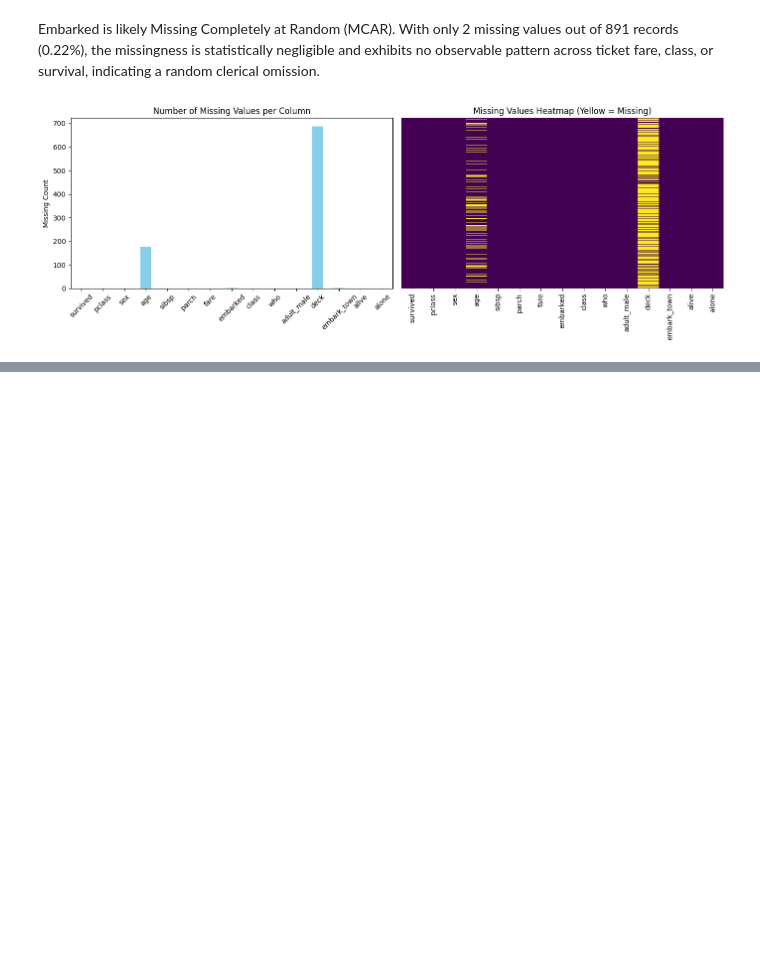
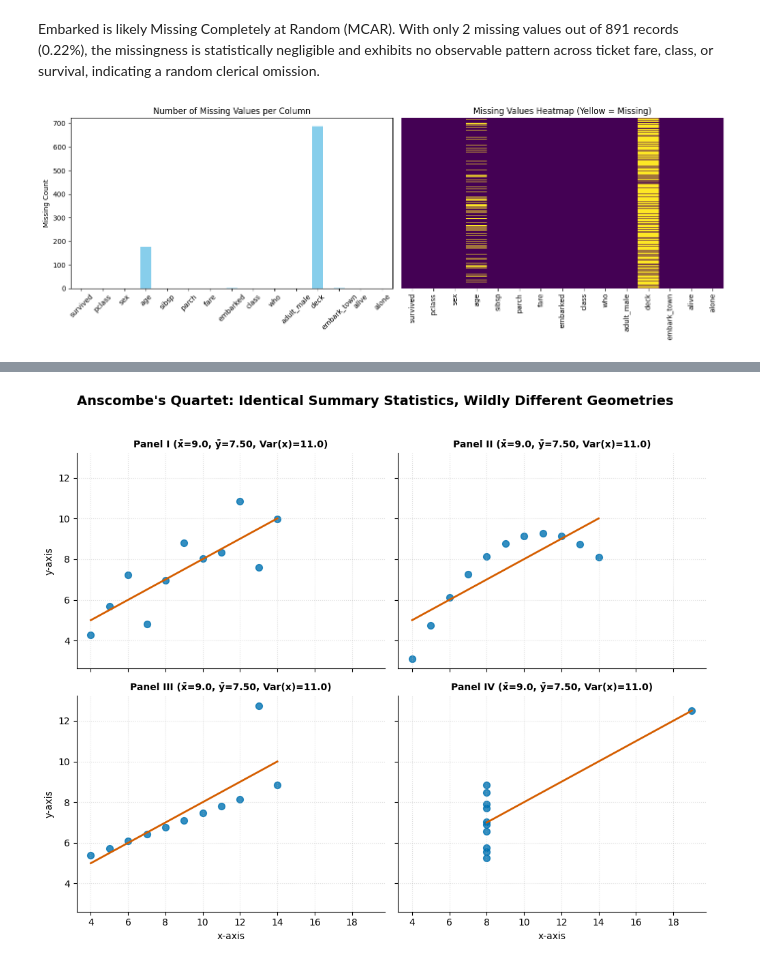
Before and after one commit to emilahmedli5/Data-Cleaning-Feature-Engineering-and-Data-Visualisation, a Jupyter notebook: notebooks/hw3_analysis.ipynb, the cells around one changed output, grey strips where cells are left out. Drawn from its saved outputs; the diff is of its cells as text; code cells hidden in the pictures; blank space fills up the shorter version.

```diff
--- a/notebooks/hw3_analysis.ipynb
+++ b/notebooks/hw3_analysis.ipynb
@@ -124,0 +561,54 @@ plt.show()
+# %%
+import matplotlib.pyplot as plt
+import numpy as np
+import seaborn as sns
+
+# Seaborn has Anscombe's Quartet built-in
+anscombe = sns.load_dataset("anscombe")
+
+fig, axes = plt.subplots(2, 2, figsize=(10, 8), sharex=True, sharey=True)
+axes = axes.flatten()
+
+datasets = ["I", "II", "III", "IV"]
+
+for i, dataset in enumerate(datasets):
+    ax = axes[i]
+    data = anscombe[anscombe["dataset"] == dataset]
+
+    # Fit OLS line and plot scatter simultaneously
+    sns.regplot(
+        data=data,
+        x="x",
+        y="y",
+        ax=ax,
+        ci=None,
+        scatter_kws={"color": "#0072B2", "s": 50, "alpha": 0.8},  # CB-safe Blue
+        line_kws={"color": "#D55E00", "linewidth": 2},  # CB-safe Vermillion
+    )
+
+    # Grab stats to prove the point in the subplot titles
+    mean_x, mean_y = data["x"].mean(), data["y"].mean()
+    var_x, var_y = data["x"].var(), data["y"].var()
+
+    ax.set_title(
+        f"Panel {dataset} (x̄={mean_x:.1f}, ȳ={mean_y:.2f}, Var(x)={var_x:.1f})",
+        fontsize=10,
+        fontweight="bold",
+    )
+    ax.set_xlabel("x-axis" if i >= 2 else "")
+    ax.set_ylabel("y-axis" if i % 2 == 0 else "")
+
+    # Tufte minimal styling
+    sns.despine(ax=ax)
+    ax.grid(True, linestyle=":", alpha=0.4)
+
+fig.suptitle(
+    "Anscombe's Quartet: Identical Summary Statistics, Wildly Different Geometries",
+    fontsize=14,
+    fontweight="bold",
+    y=1.02,
+)
+plt.tight_layout()
+plt.show()
+# %% [output]
+[figure, added]
```
Also changed, not shown: parts of 14 cells of this notebook, 5 other files.
